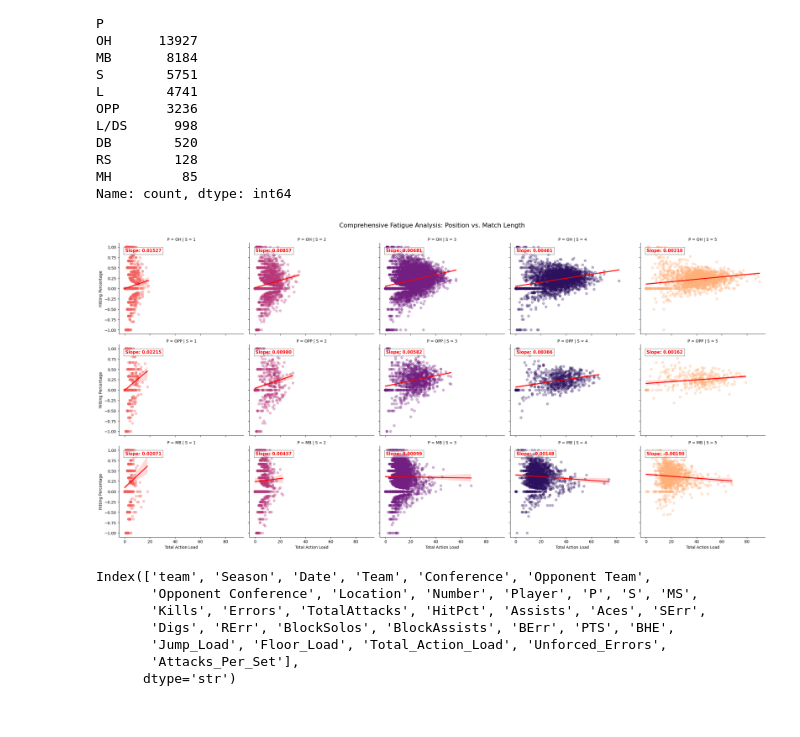
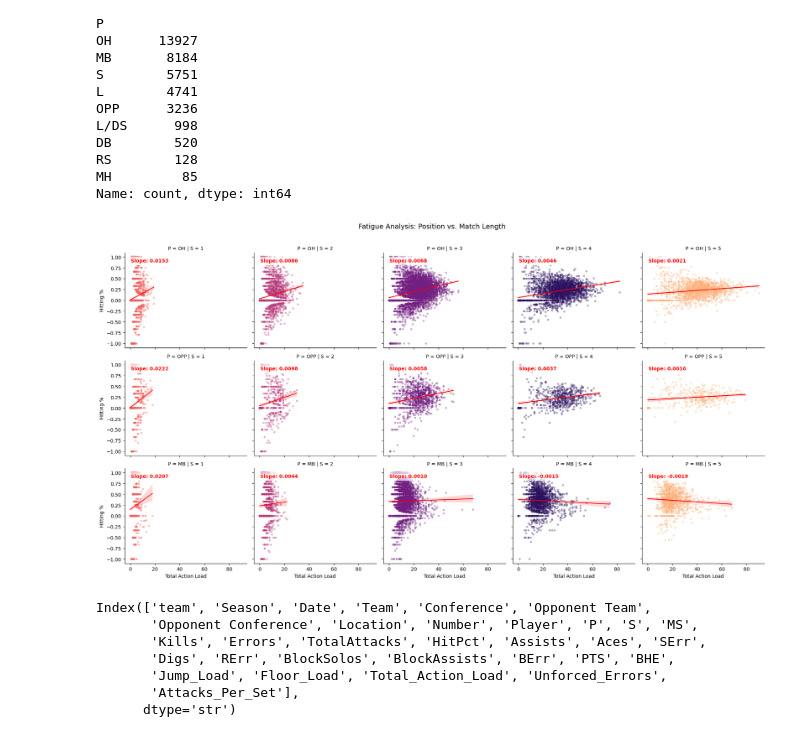
Before and after one commit to COGS108/Group035_WI26, a Jupyter notebook: 02-EDACheckpoint.ipynb, the cells around one changed output. Cells and saved outputs as stored; diff of their text form; code cells hidden in the pictures.

```diff
--- a/02-EDACheckpoint.ipynb
+++ b/02-EDACheckpoint.ipynb
@@ -376,71 +361,54 @@ Name: count, dtype: int64
 # print("Columns after Encoding Position:")
 # print([col for col in df.columns if 'Pos_' in col])
 # %%
-#clean the fuck this up
-
-# Filter for just the attacking positions to keep the grid clean
-hitter_positions = ['OH', 'OPP', 'MB']
-grid_df = df[df['P'].isin(hitter_positions) & (df['S'] > 0)].copy()
-
-#graph order
-set_order = ['1','2','3', '4', '5']
+#add positions to demonstrate fatigue
+positions = ['OH', 'OPP', 'MB']
+set_order = ['1', '2', '3', '4', '5']
 pos_order = ['OH', 'OPP', 'MB']
 
-# Ensure 'S' is categorical for better coloring
+grid_df = df[df['P'].isin(positions) & (df['S'] > 0)][['Total_Action_Load', 'HitPct', 'S', 'P']].copy()
 grid_df['S'] = grid_df['S'].astype(int).astype(str)
 
-# 2. Define the annotation function to calculate and draw the slope
 def annotate_slope(data, **kws):
-    # Get the x and y columns from the mapping
-    x = data[kws['x']]
-    y = data[kws['y']]
+    clean_data = data[[kws['x'], kws['y']]].dropna()
 
-    # Clean out NaNs for the math to work
-    mask = ~np.isnan(x) & ~np.isnan(y)
+    if len(clean_data) > 1:
+        slope, _, _, _, _ = stats.linregress(clean_data[kws['x']], clean_data[kws['y']])
 
-    #no need to check for nan masks
-    if len(x[mask]) > 1:
-        # Calculate linear regression (OLS)
-        slope, intercept, r_val, p_val, std_err = stats.linregress(x[mask], y[mask])
-
-        # Get current axes
         ax = plt.gca()
-        # Add text to the plot (transform=ax.transAxes ensures coordinates are 0-1 relative to plot)
-        ax.text(0.05, 0.9, f'Slope: {slope:.5f}',
+        ax.text(0.05, 0.9, f'Slope: {slope:.4f}',
                 transform=ax.transAxes,
                 color='red',
-                fontsize=11,
+                fontsize=10,
                 fontweight='bold',
-                bbox=dict(facecolor='white', alpha=0.5))
+                bbox=dict(facecolor='white', alpha=0.7, edgecolor='none'))
 
-# Create the Grid
 g = sns.lmplot(
     data=grid_df,
     x='Total_Action_Load',
     y='HitPct',
-    hue='S',          # Colors the lines by match length
-    col='S',          # Separate columns for match length
-    row='P',          # Separate rows for each position
-    col_order=set_order,  # Fixes the horizontal order
-    row_order=pos_order,  # Fixes the vertical order
+    hue='S',
+    col='S',
+    row='P',
+    col_order=set_order,
+    row_order=pos_order,
     palette='magma',
-    robust=True,      # Now that you have statsmodels installed!
-    scatter_kws={'alpha':0.3},
-    line_kws={'color':'red'},
-    height=4,
-    aspect=1.2
+    robust=False,
+    scatter_kws={'alpha': 0.3, 's': 10},
+    line_kws={'color': 'red', 'linewidth': 1.5},
+    height=3.5,
+    aspect=1.1
 )
 
+# slope annotation
 g.map_dataframe(annotate_slope, x='Total_Action_Load', y='HitPct')
 
-# Formatting
-g.set_axis_labels("Total Action Load", "Hitting Percentage")
-plt.subplots_adjust(top=0.92)
-g.fig.suptitle('Comprehensive Fatigue Analysis: Position vs. Match Length', fontsize=16)
-
+g.set_axis_labels("Total Action Load", "Hitting %")
+plt.subplots_adjust(top=0.9)
+g.fig.suptitle('Fatigue Analysis: Position vs. Match Length', fontsize=14)
 plt.show()
 # %% [output]
-[figure, old version]
+[figure, new version]
 # %%
 df.columns
 # %% [output]
```
Also changed, not shown: parts of 1 cell of this notebook.
